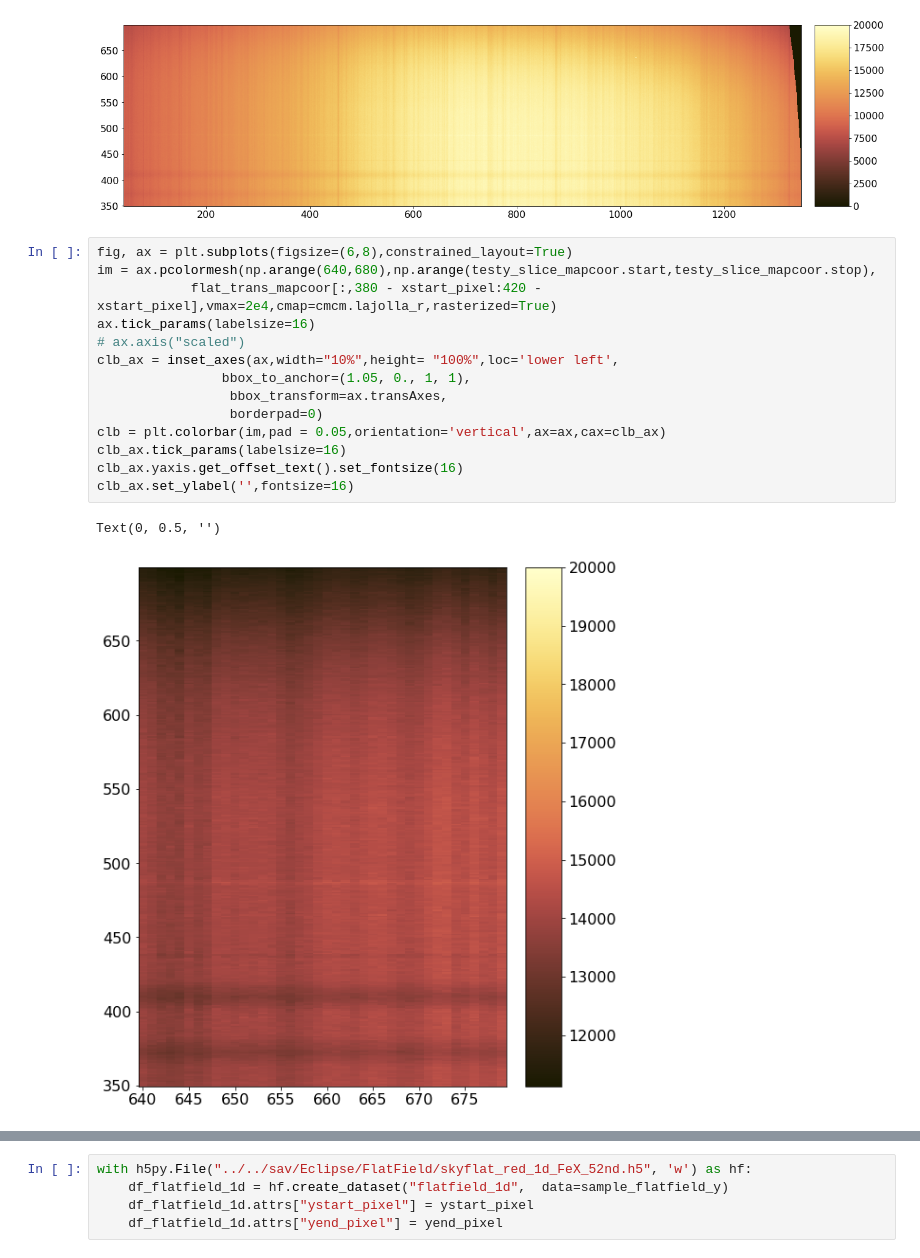
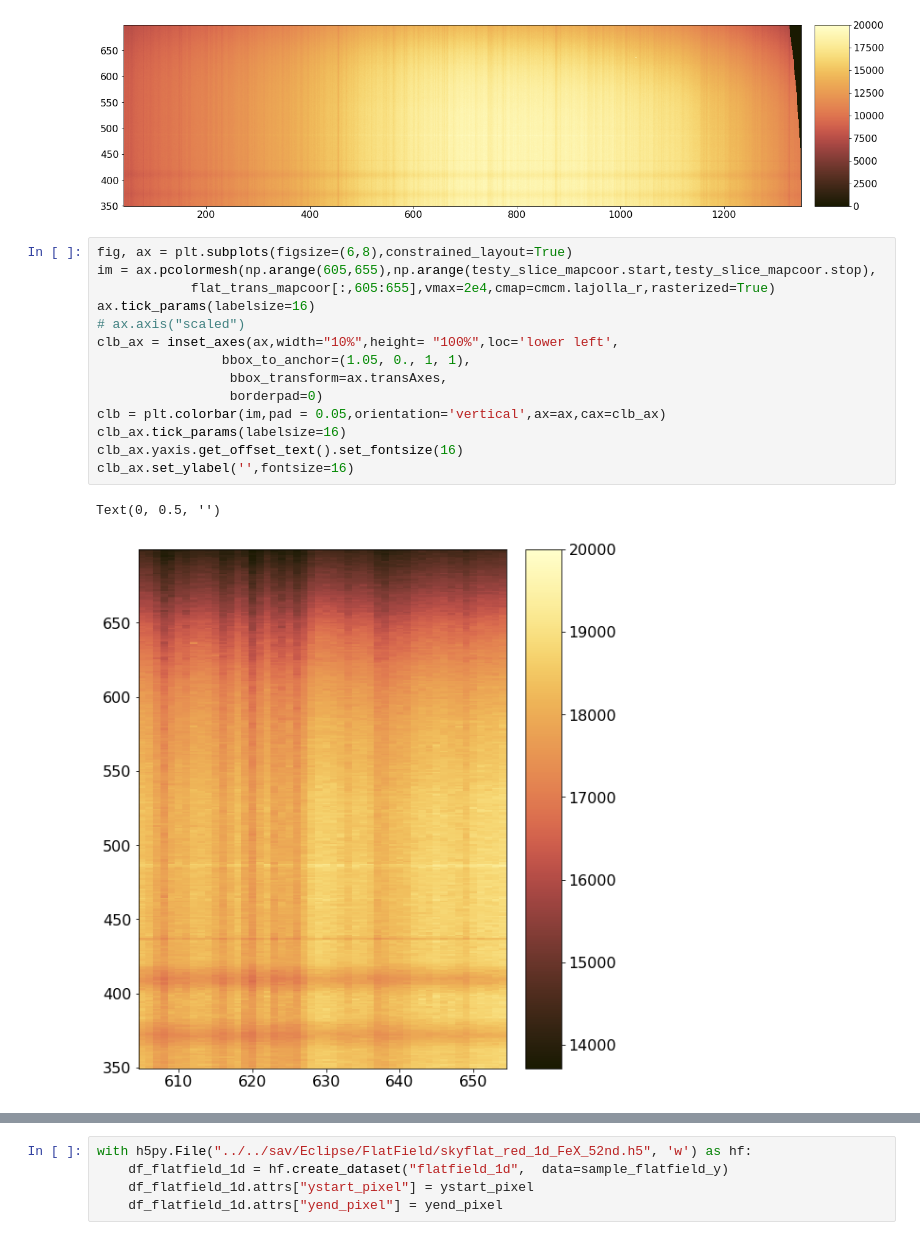
Before and after one commit to yjzhu-solar/Eclipse2017, a Jupyter notebook: ipynb/eclipse_calib/flatfield_red_curv_corr.ipynb, the cells around one changed output, grey strips where cells are left out. Drawn from its saved outputs; the diff is of its cells as text.

```diff
--- a/ipynb/eclipse_calib/flatfield_red_curv_corr.ipynb
+++ b/ipynb/eclipse_calib/flatfield_red_curv_corr.ipynb
@@ -122,19 +122,19 @@ Text(0, 0.5, '')
 [figure]
 # %%
 fig, ax = plt.subplots(figsize=(6,8),constrained_layout=True)
-im = ax.pcolormesh(np.arange(640,680),np.arange(testy_slice_mapcoor.start,testy_slice_mapcoor.stop),
-            flat_trans_mapcoor[:,380 - xstart_pixel:420 - xstart_pixel],vmax=2e4,cmap=cmcm.lajolla_r,rasterized=True)
+im = ax.pcolormesh(np.arange(605,655),np.arange(testy_slice_mapcoor.start,testy_slice_mapcoor.stop),
+            flat_trans_mapcoor[:,605:655],vmax=2e4,cmap=cmcm.lajolla_r,rasterized=True)
 ax.tick_params(labelsize=16)
 # ax.axis("scaled")
 clb_ax = inset_axes(ax,width="10%",height= "100%",loc='lower left',
                 bbox_to_anchor=(1.05, 0., 1, 1),
                  bbox_transform=ax.transAxes,
                  borderpad=0)
 clb = plt.colorbar(im,pad = 0.05,orientation='vertical',ax=ax,cax=clb_ax)
 clb_ax.tick_params(labelsize=16)
 clb_ax.yaxis.get_offset_text().set_fontsize(16)
 clb_ax.set_ylabel('',fontsize=16)
 # %% [output]
 Text(0, 0.5, '')
-[figure, old version]
+[figure, new version]
 # %%
```
Also changed, not shown: parts of 7 cells of this notebook, 7 other files.
